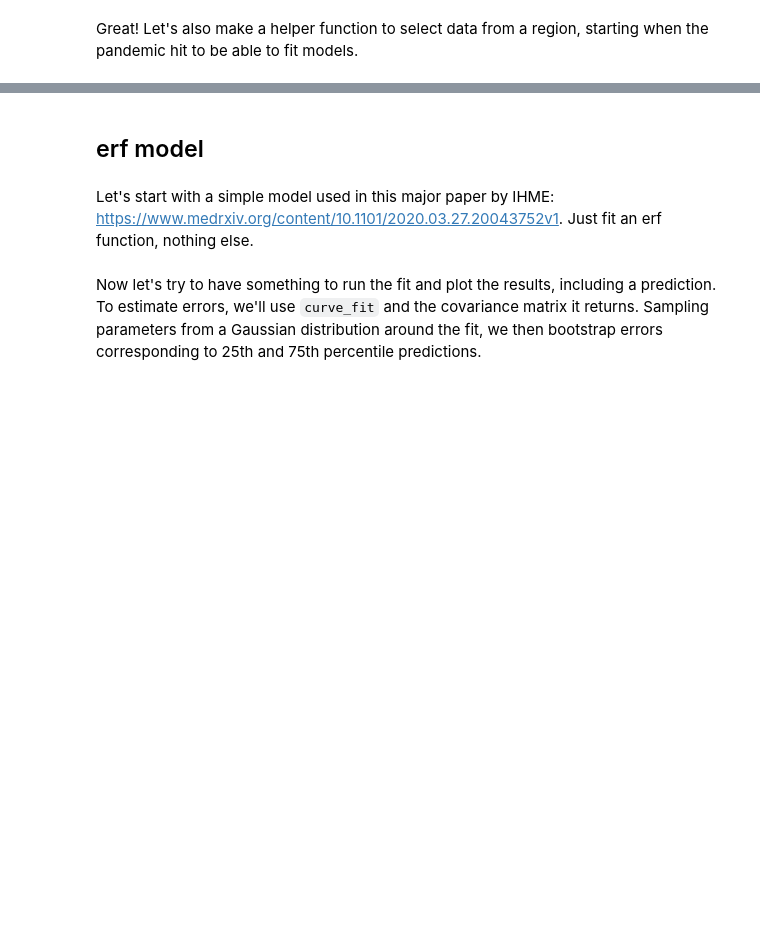
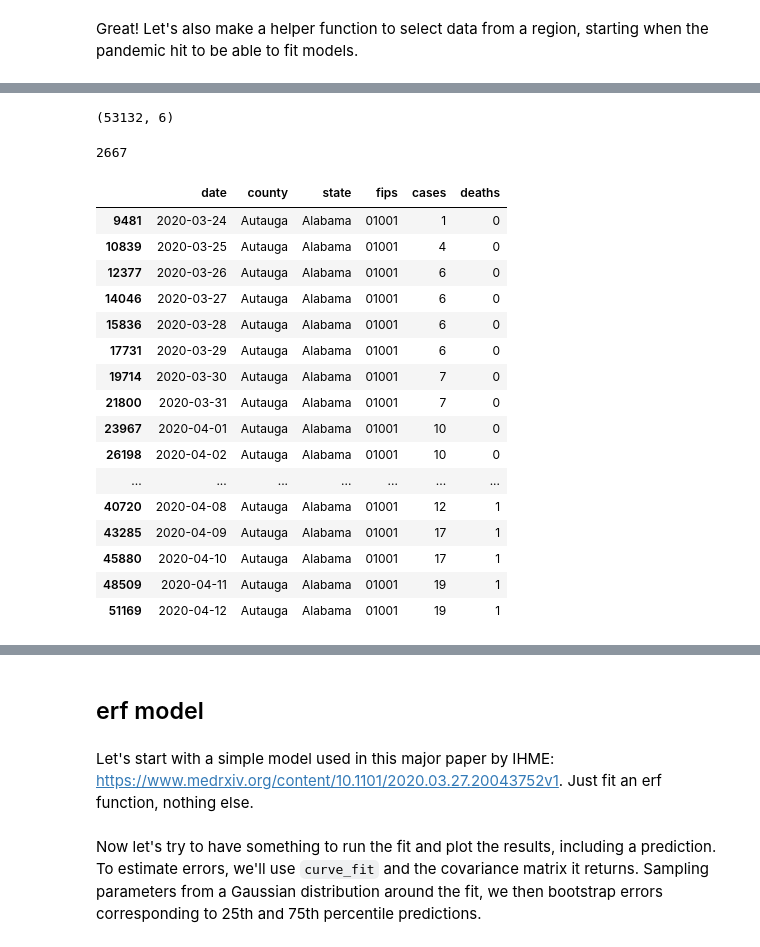
Before and after one commit to danielnee2/SKTW, a Jupyter notebook: exploratory/models_exploreSEIR_YLN.ipynb, the cells around one changed output, grey strips where cells are left out. Cells and saved outputs as stored; diff of their text form; code cells hidden in the pictures; blank space fills up the shorter version.

```diff
--- a/exploratory/models_exploreSEIR_YLN.ipynb
+++ b/exploratory/models_exploreSEIR_YLN.ipynb
@@ -171,0 +251,3 @@ def select_region(df, region, min_deaths=50):
+# %%
+NYT = pd.read_csv(f"{homedir}/data/us/covid/nyt_us_counties.csv")
+NYT.head()
@@ -171,0 +275,4 @@ def select_region(df, region, min_deaths=50):
+# %%
+NYT_notna = NYT[NYT["fips"].notna()]
+NYT_notna["fips"] = NYT_notna["fips"].apply(correct_FIPS)
+NYT_notna.head()
@@ -171,0 +290,8 @@ def select_region(df, region, min_deaths=50):
+# %%
+NYT_notna.shape
+# %% [output]
+(53132, 6)
+# %%
+len(set(NYT_notna["fips"]))
+# %% [output]
+2667
@@ -171,0 +300,20 @@ def select_region(df, region, min_deaths=50):
+# %%
+NYT_notna.sort_values(by=['fips','date'])[:20]
+# %% [output]
+|  | date | county | state | fips | cases | deaths |
+| 9481 | 2020-03-24 | Autauga | Alabama | 01001 | 1 | 0 |
+| 10839 | 2020-03-25 | Autauga | Alabama | 01001 | 4 | 0 |
+| 12377 | 2020-03-26 | Autauga | Alabama | 01001 | 6 | 0 |
+| 14046 | 2020-03-27 | Autauga | Alabama | 01001 | 6 | 0 |
+| 15836 | 2020-03-28 | Autauga | Alabama | 01001 | 6 | 0 |
+| 17731 | 2020-03-29 | Autauga | Alabama | 01001 | 6 | 0 |
+| 19714 | 2020-03-30 | Autauga | Alabama | 01001 | 7 | 0 |
+| 21800 | 2020-03-31 | Autauga | Alabama | 01001 | 7 | 0 |
+| 23967 | 2020-04-01 | Autauga | Alabama | 01001 | 10 | 0 |
+| 26198 | 2020-04-02 | Autauga | Alabama | 01001 | 10 | 0 |
+| ... | ... | ... | ... | ... | ... | ... |
+| 40720 | 2020-04-08 | Autauga | Alabama | 01001 | 12 | 1 |
+| 43285 | 2020-04-09 | Autauga | Alabama | 01001 | 17 | 1 |
+| 45880 | 2020-04-10 | Autauga | Alabama | 01001 | 17 | 1 |
+| 48509 | 2020-04-11 | Autauga | Alabama | 01001 | 19 | 1 |
+| 51169 | 2020-04-12 | Autauga | Alabama | 01001 | 19 | 1 |
```
Also changed, not shown: parts of 21 cells of this notebook, 2 other files.
